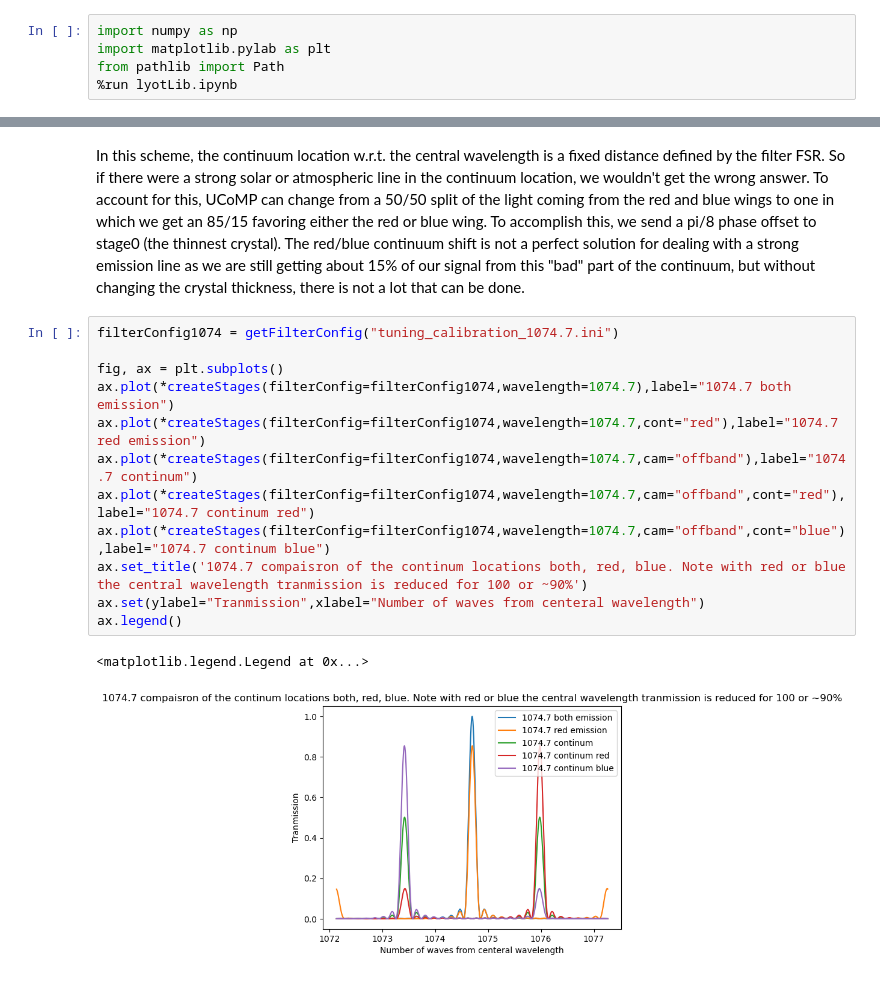
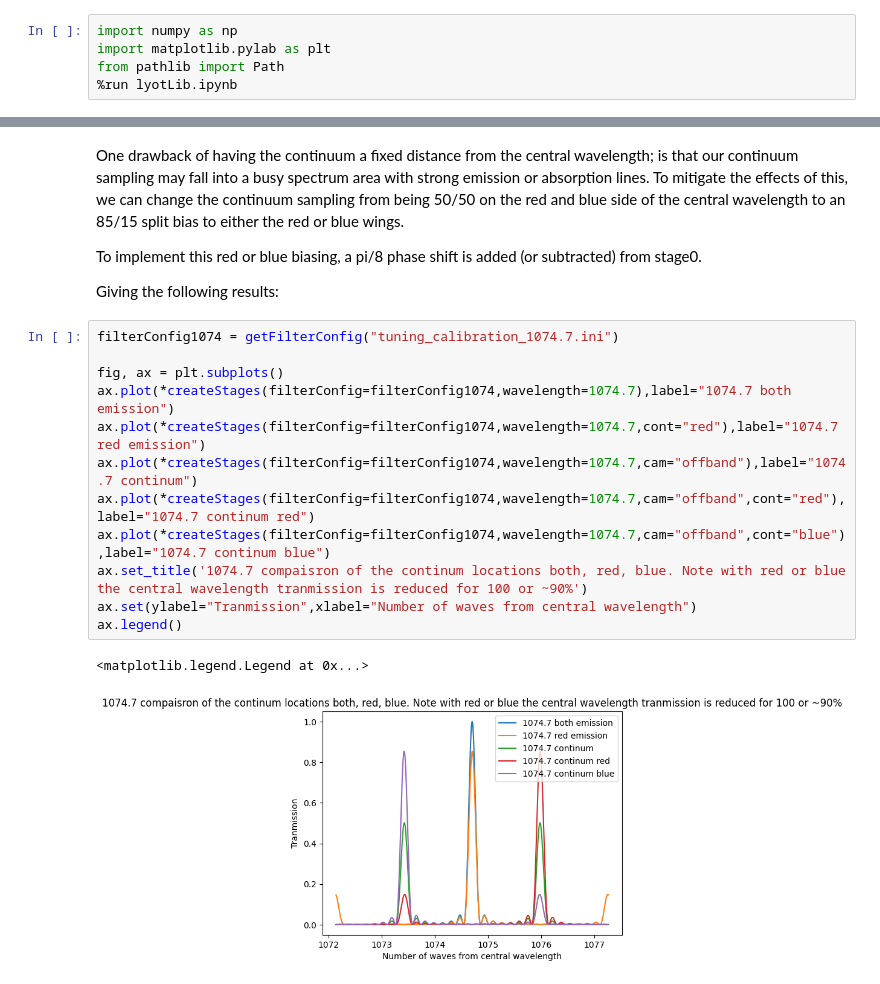
Before and after one commit to NCAR/ucomp-configuration, a Jupyter notebook: Docs/UCoMP Lyot primmer.ipynb, the cells around one changed output, grey strips where cells are left out. Saved outputs shown, nothing was run; the diff lists cells and outputs as text.

```diff
--- a/Docs/UCoMP Lyot primmer.ipynb
+++ b/Docs/UCoMP Lyot primmer.ipynb
@@ -112,18 +113,22 @@ ax.legend()
 # %% [markdown]
-In this scheme, the continuum location w.r.t. the central wavelength is a fixed distance defined by the filter FSR. So if there were a strong solar or atmospheric line in the continuum location, we wouldn't get the wrong answer. To account for this, UCoMP can change from a 50/50 split of the light coming from the red and blue wings to one in which we get an 85/15 favoring either the red or blue wing. To accomplish this, we send a pi/8 phase offset to stage0 (the thinnest crystal). The red/blue continuum shift is not a perfect solution for dealing with a strong emission line as we are still getting about 15% of our signal from this "bad" part of the continuum, but without changing the crystal thickness, there is not a lot that can be done.
+One drawback of having the continuum a fixed distance from the central wavelength; is that our continuum sampling may fall into a busy spectrum area with strong emission or absorption lines. To mitigate the effects of this, we can change the continuum sampling from being 50/50 on the red and blue side of the central wavelength to an 85/15 split bias to either the red or blue wings.
+
+To implement this red or blue biasing, a pi/8 phase shift is added (or subtracted) from stage0.
+
+Giving the following results:
 # %%
 filterConfig1074 = getFilterConfig("tuning_calibration_1074.7.ini")
 
 fig, ax = plt.subplots()
 ax.plot(*createStages(filterConfig=filterConfig1074,wavelength=1074.7),label="1074.7 both emission")
 ax.plot(*createStages(filterConfig=filterConfig1074,wavelength=1074.7,cont="red"),label="1074.7 red emission")
 ax.plot(*createStages(filterConfig=filterConfig1074,wavelength=1074.7,cam="offband"),label="1074.7 continum")
 ax.plot(*createStages(filterConfig=filterConfig1074,wavelength=1074.7,cam="offband",cont="red"),label="1074.7 continum red")
 ax.plot(*createStages(filterConfig=filterConfig1074,wavelength=1074.7,cam="offband",cont="blue"),label="1074.7 continum blue")
 ax.set_title('1074.7 compaisron of the continum locations both, red, blue. Note with red or blue the central wavelength tranmission is reduced for 100 or ~90%')
-ax.set(ylabel="Tranmission",xlabel="Number of waves from centeral wavelength")
+ax.set(ylabel="Tranmission",xlabel="Number of waves from central wavelength")
 ax.legend()
 # %% [output]
 <matplotlib.legend.Legend at 0x...>
-[figure, old version]
+[figure, new version]
 # %% [markdown]
```
Also changed, not shown: parts of 12 cells of this notebook, 1 other file.
